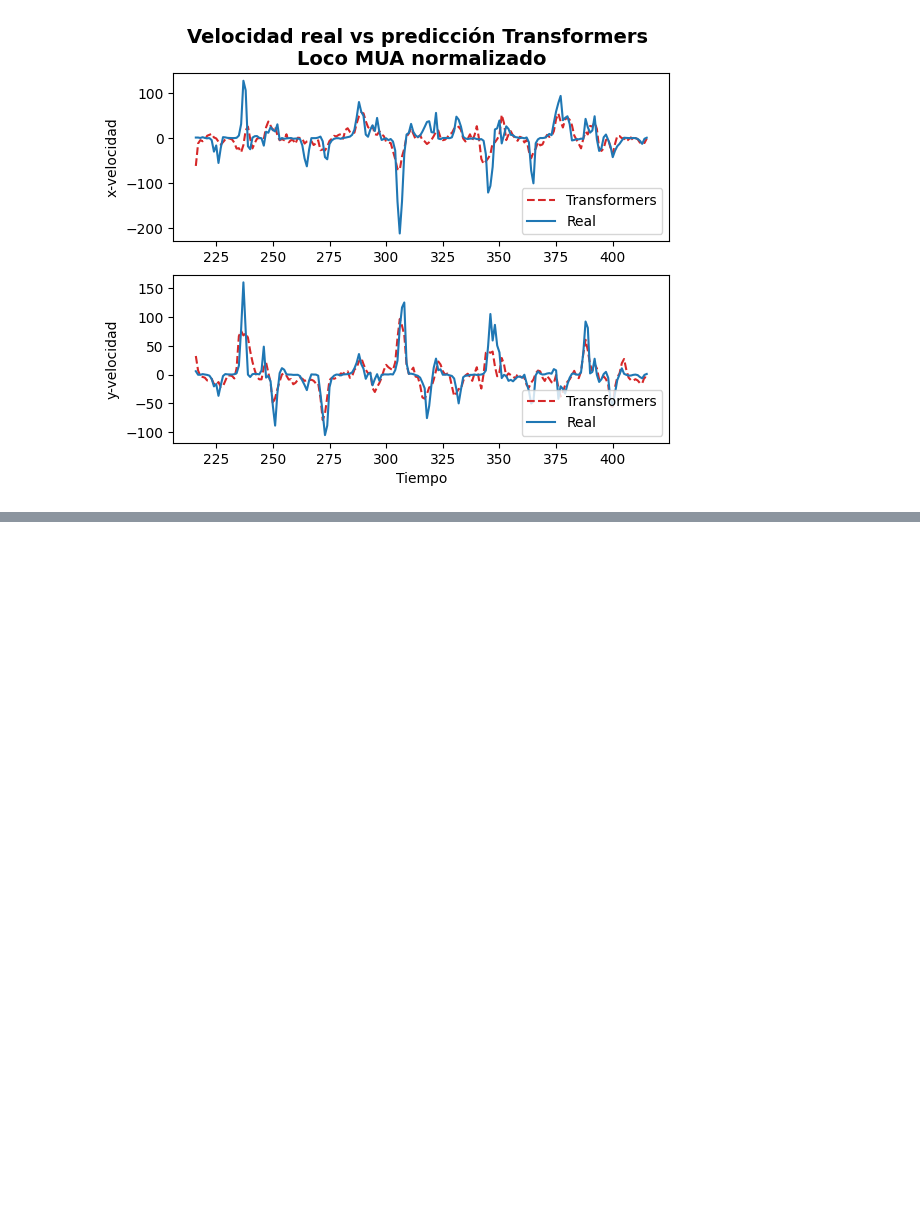
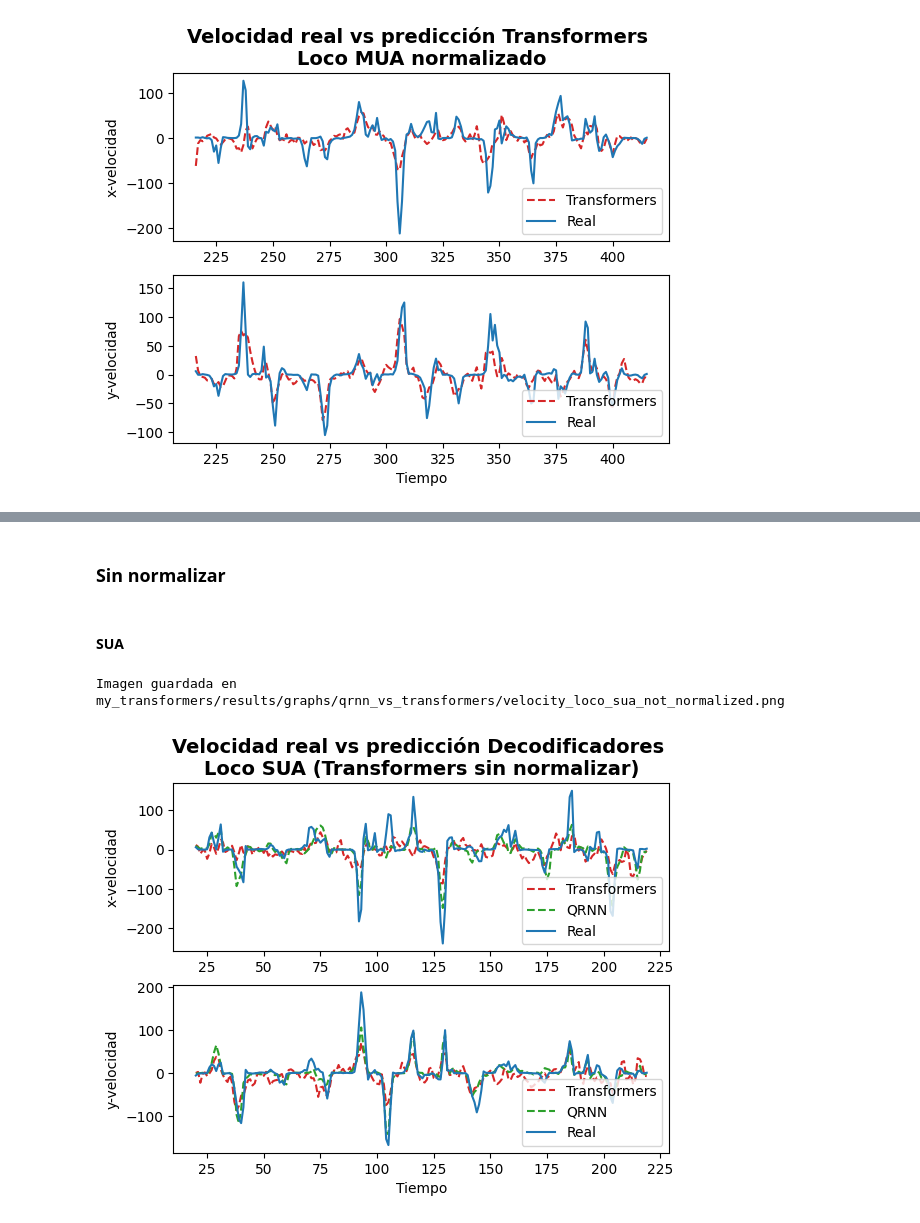
Before and after one commit to pmelof/tesis_transformers, a Jupyter notebook: order copy.ipynb, the cells around one changed output, grey strips where cells are left out. Saved outputs shown, nothing was run; the diff lists cells and outputs as text; code cells hidden in the pictures; blank space fills up the shorter version.

Commit message:
graph qrnn vs transformers p1

```diff
--- a/order copy.ipynb
+++ b/order copy.ipynb
@@ -2042,0 +2109,40 @@ Imagen guardada en my_transformers/results/graphs/velocity_loco_mua_normalized_2
+# %%
+# Obtener velocidades QRNN
+# SUA
+dir_results_qrnn_sua = "results_qrnn/loco/sua"
+file_results_qrnn_sua = "loco_20170227_04_sua_baks_qrnn.h5"
+y_test_qrnn_sua, y_test_pred_qrnn_sua = getVelocities(dir_results=dir_results_qrnn_sua, file_results=file_results_qrnn_sua, method="qrnn")
+# MUA
+dir_results_qrnn_mua = "results_qrnn/loco/mua"
+file_results_qrnn_mua = "loco_20170227_04_mua_baks_qrnn.h5"
+y_test_qrnn_mua, y_test_pred_qrnn_mua = getVelocities(dir_results=dir_results_qrnn_mua, file_results=file_results_qrnn_mua, method="qrnn")
+# %% [markdown]
+### Sin normalizar
+# %%
+# Obtener velocidades Transformers sin normalizar
+file_results_trans = "loco_20170227_04_baks_rounded_1.h5"
+# SUA
+dir_results_trans_sua_not_normalized = "my_transformers/eval/only_velocity/not_normalized/results/loco/sua"
+y_test_trans_sua_not_normalized, y_test_pred_trans_sua_not_normalized = getVelocities(dir_results=dir_results_trans_sua_not_normalized, file_results=file_results_trans, method="transformers")
+# MUA
+dir_results_trans_mua_not_normalized = "my_transformers/eval/only_velocity/not_normalized/results/loco/mua"
+y_test_trans_mua_not_normalized, y_test_pred_trans_mua_not_normalized = getVelocities(dir_results=dir_results_trans_mua_not_normalized, file_results=file_results_trans, method="transformers")
+# %% [markdown]
+#### SUA
+# %%
+# Grafico velocidades QRNN vs. Transformers sin normalizar
+graphVelocitiesQRNNvsTransformers(
+    y_test_pred_qrnn = y_test_pred_qrnn_sua,
+    y_test_pred_trans = y_test_pred_trans_sua_not_normalized,
+    y_test=y_test_trans_sua_not_normalized,
+    title="Velocidad real vs predicción Decodificadores \nLoco SUA (Transformers sin normalizar)",
+    x_label_1="",
+    y_label_1="x-velocidad",
+    x_label_2="Tiempo",
+    y_label_2="y-velocidad",
+    output_filepath= "my_transformers/results/graphs/qrnn_vs_transformers/velocity_loco_sua_not_normalized.png",
+    init=20,
+    end=220)
+# %% [output]
+Imagen guardada en my_transformers/results/graphs/qrnn_vs_transformers/velocity_loco_sua_not_normalized.png
+[figure, added]
```
Also changed, not shown: parts of 4 cells of this notebook.
